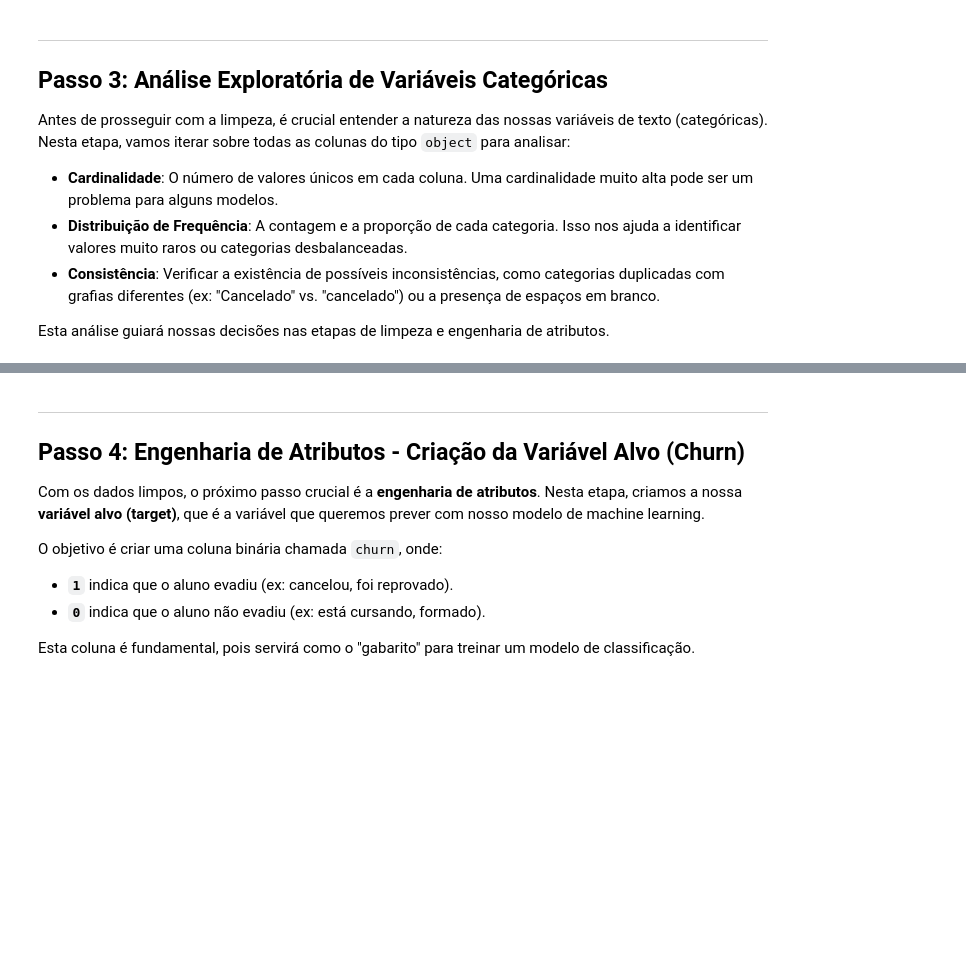
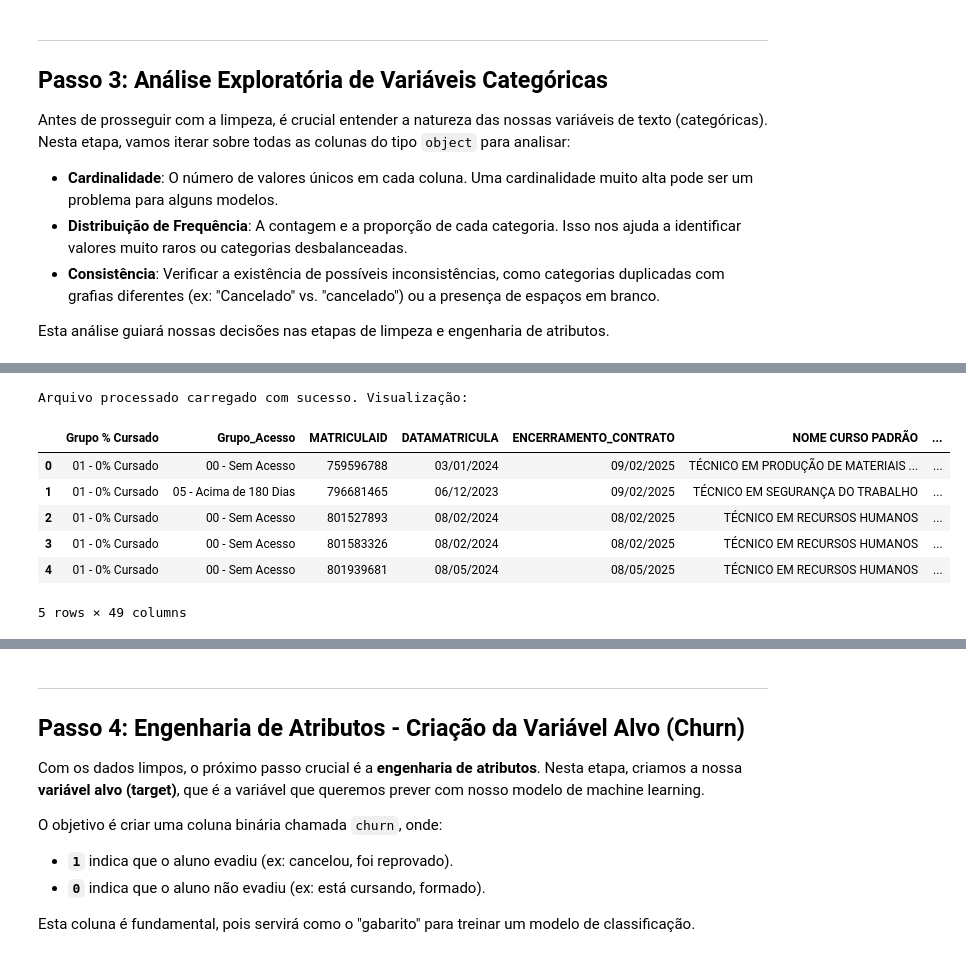
Before and after one commit to Arthur-Marques-IA/FMF_Churn-PAD, a Jupyter notebook: preprocessing/data_preprocessing.ipynb, the cells around one changed output, grey strips where cells are left out. Drawn from its saved outputs; the diff is of its cells as text; code cells hidden in the pictures; blank space fills up the shorter version.

```diff
--- a/preprocessing/data_preprocessing.ipynb
+++ b/preprocessing/data_preprocessing.ipynb
@@ -259,0 +264,28 @@ Esta análise guiará nossas decisões nas etapas de limpeza e engenharia de atr
+# %%
+# === Define df como o arquivo processado ===
+
+# Define o caminho para o arquivo processado.
+processed_file_path = '../data/processed/atendimentos_de_alunos.csv'
+
+# Verifica a existência do arquivo processado.
+if not os.path.exists(processed_file_path):
+    raise FileNotFoundError(f"Arquivo processado não encontrado: {processed_file_path}")
+
+# Tenta carregar o arquivo CSV processado.
+try:
+    df = pd.read_csv(processed_file_path, sep=';', encoding='utf-8')
+except Exception as e:
+    raise RuntimeError(f"Ocorreu um erro ao carregar o arquivo processado: {e}")
+
+# Exibe as primeiras linhas para confirmar o carregamento.
+print("Arquivo processado carregado com sucesso. Visualização:")
+df.head()
+# %% [output]
+Arquivo processado carregado com sucesso. Visualização:
+|  | Grupo % Cursado | Grupo_Acesso | MATRICULAID | DATAMATRICULA | ENCERRAMENTO_CONTRATO | NOME CURSO PADRÃO | ... |
+| 0 | 01 - 0% Cursado | 00 - Sem Acesso | 759596788 | 03/01/2024 | 09/02/2025 | TÉCNICO EM PRODUÇÃO DE MATERIAIS ... | ... |
+| 1 | 01 - 0% Cursado | 05 - Acima de 180 Dias | 796681465 | 06/12/2023 | 09/02/2025 | TÉCNICO EM SEGURANÇA DO TRABALHO | ... |
+| 2 | 01 - 0% Cursado | 00 - Sem Acesso | 801527893 | 08/02/2024 | 08/02/2025 | TÉCNICO EM RECURSOS HUMANOS | ... |
+| 3 | 01 - 0% Cursado | 00 - Sem Acesso | 801583326 | 08/02/2024 | 08/02/2025 | TÉCNICO EM RECURSOS HUMANOS | ... |
+| 4 | 01 - 0% Cursado | 00 - Sem Acesso | 801939681 | 08/05/2024 | 08/05/2025 | TÉCNICO EM RECURSOS HUMANOS | ... |
+5 rows × 49 columns
```
Also changed, not shown: parts of 12 cells of this notebook, 1 other file.
